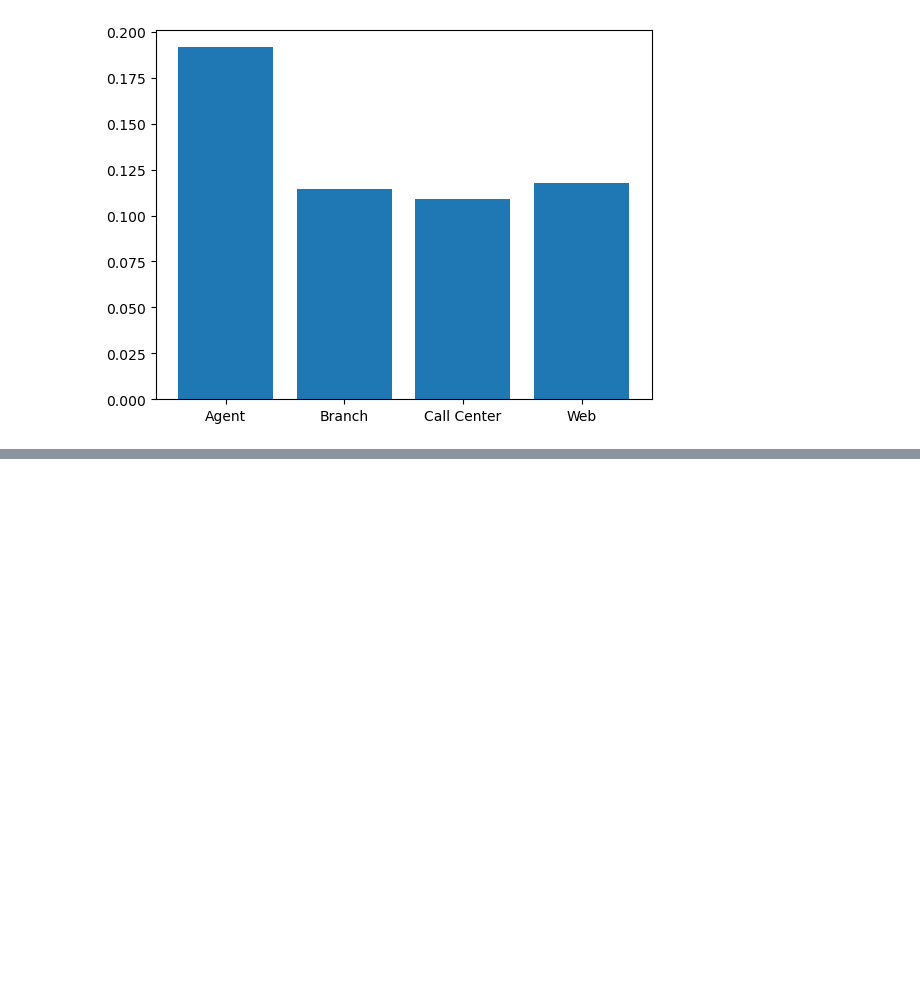
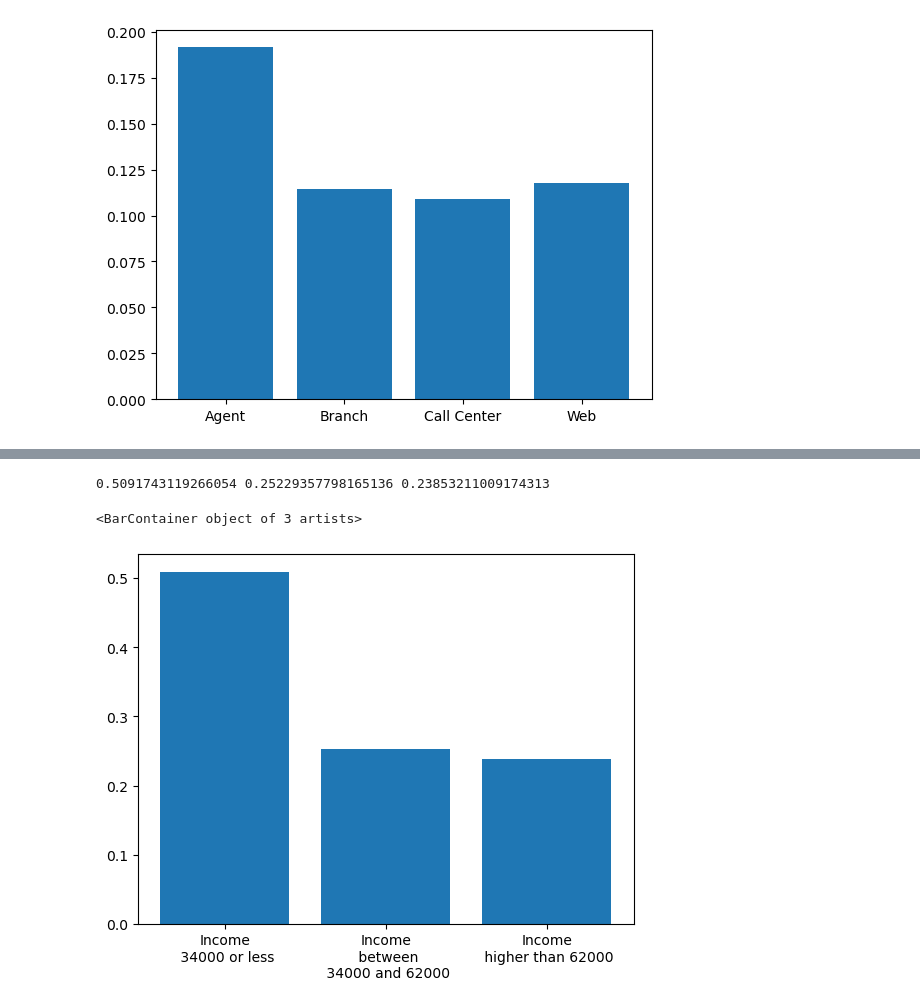
Before and after one commit to larahdm2/lab-customer-analysis-round-3, a Jupyter notebook: lab-customer-analysis-round-3.ipynb, the cells around one changed output, grey strips where cells are left out. Drawn from its saved outputs; the diff is of its cells as text; code cells hidden in the pictures; blank space fills up the shorter version.

```diff
--- a/lab-customer-analysis-round-3.ipynb
+++ b/lab-customer-analysis-round-3.ipynb
@@ -109,0 +169,24 @@ Show a plot of the response rate by the total claim amount.
+# %%
+# I´m going to create 3 different list for the Income. The 25% doesn´t give info.
+
+income1 = customer[customer['Income']<=34000].copy()
+income2 = customer[(customer['Income']>34000) & (customer['Income']<=62000)].copy()
+income3 = customer[customer['Income']>62000].copy()
+
+rate_income1 = income1['Response2'].sum()/customer['Response2'].sum()
+rate_income2 = income2['Response2'].sum()/customer['Response2'].sum()
+rate_income3 = income3['Response2'].sum()/customer['Response2'].sum()
+
+print(rate_income1, rate_income2, rate_income3)
+# %% [output]
+0.5091743119266054 0.25229357798165136 0.23853211009174313
+# %%
+# Now I can create the lists
+
+total_income = ['Income\n 34000 or less', 'Income\n between\n 34000 and 62000', 'Income\n higher than 62000']
+total_income_rate = [0.5091743119266054, 0.25229357798165136, 0.23853211009174313]
+
+plt.bar(total_income, total_income_rate)
+# %% [output]
+<BarContainer object of 3 artists>
+[figure, added]
```
Also changed, not shown: parts of 17 cells of this notebook, 2 other files.
